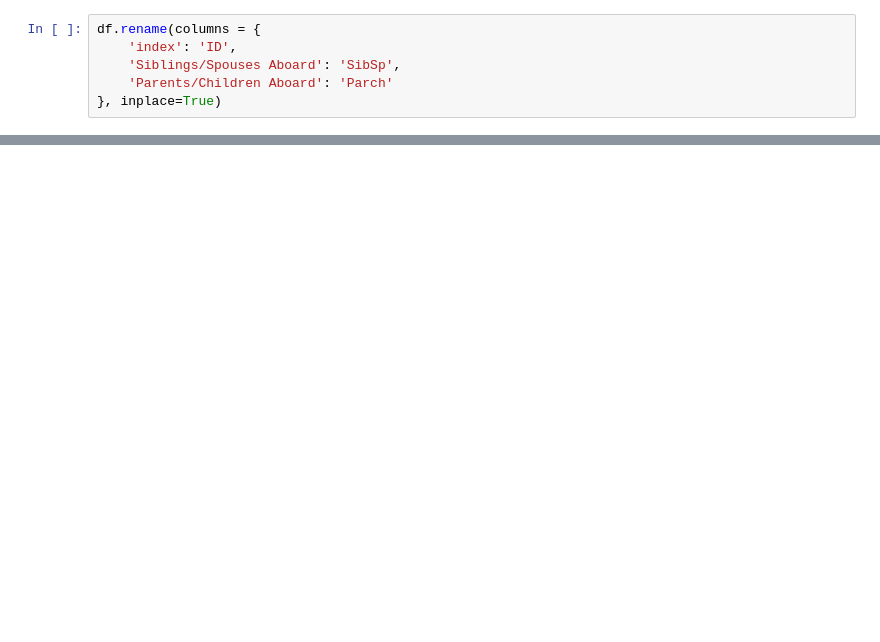
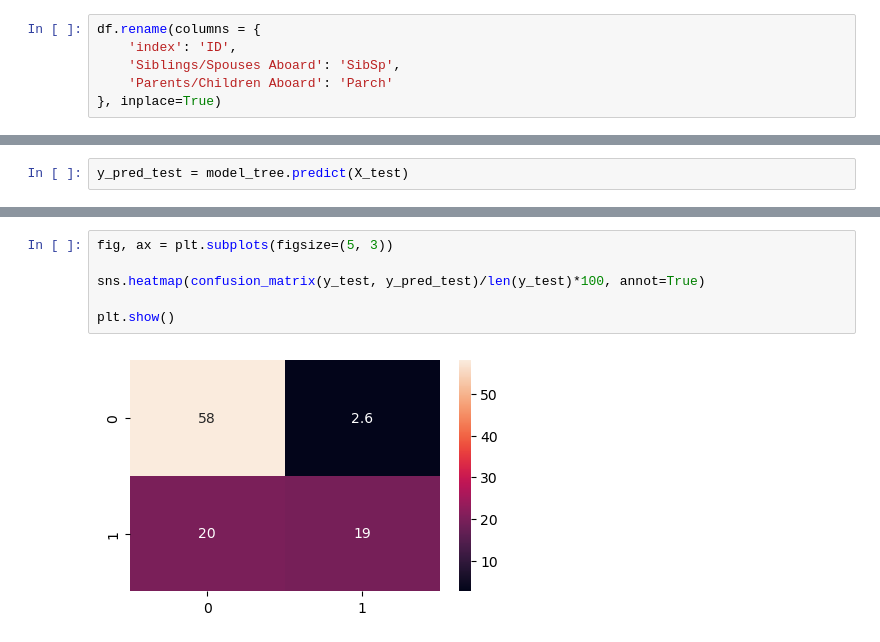
Before and after one commit to JuanFeA98/Machine_Learning, a Jupyter notebook: DecisionTree/Decision_Tree.ipynb, the cells around one changed output, grey strips where cells are left out. Saved outputs shown, nothing was run; the diff lists cells and outputs as text; blank space fills up the shorter version.

```diff
--- a/DecisionTree/Decision_Tree.ipynb
+++ b/DecisionTree/Decision_Tree.ipynb
@@ -89,0 +166,2 @@ df.rename(columns = {
+# %%
+y_pred_test = model_tree.predict(X_test)
@@ -89,0 +184,8 @@ df.rename(columns = {
+# %%
+fig, ax = plt.subplots(figsize=(5, 3))
+
+sns.heatmap(confusion_matrix(y_test, y_pred_test)/len(y_test)*100, annot=True)
+
+plt.show()
+# %% [output]
+[figure, added]
```
Also changed, not shown: parts of 28 cells of this notebook.
